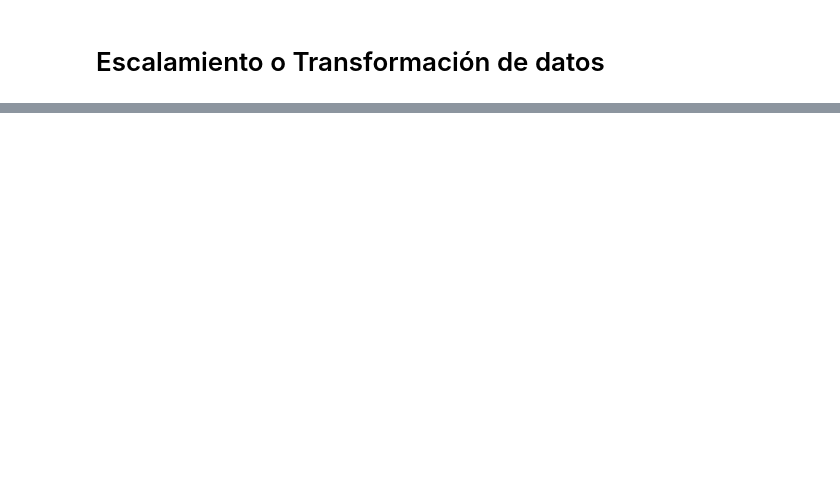
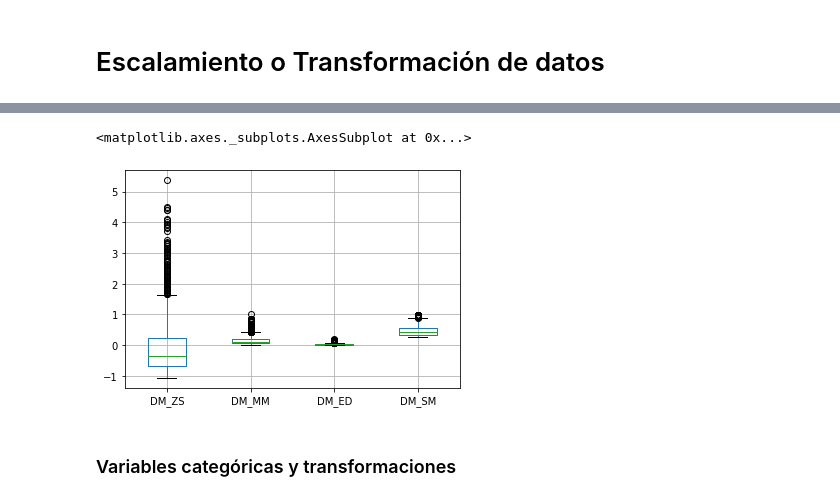
Before and after one commit to DanJoshuaSG/Clase_3_Supervised-Learning, a Jupyter notebook: Clase3_ML_SupervisedLearning.ipynb, the cells around one changed output, grey strips where cells are left out. Cells and saved outputs as stored; diff of their text form; code cells hidden in the pictures; blank space fills up the shorter version.

```diff
--- a/Clase3_ML_SupervisedLearning.ipynb
+++ b/Clase3_ML_SupervisedLearning.ipynb
@@ -257,3 +660,6 @@ data
 # %%
-data.iloc[:,9:].plot.box(grid='True') #grid='True'
+data.iloc[:,8:].plot.box(grid='True') #grid='True'
 #Cuál uso? Para un modelamiento robusto --> No hay una mejor que otra, inclusive sin transformar
+# %% [output]
+<matplotlib.axes._subplots.AxesSubplot at 0x...>
+[figure, added]
@@ -262,3 +666,5 @@ data.iloc[:,9:].plot.box(grid='True') #grid='True'
+# %% [markdown]
+### Variables categóricas y transformaciones
 # %%
 import pandas as pd
 import os
```
Also changed, not shown: parts of 96 cells of this notebook.
